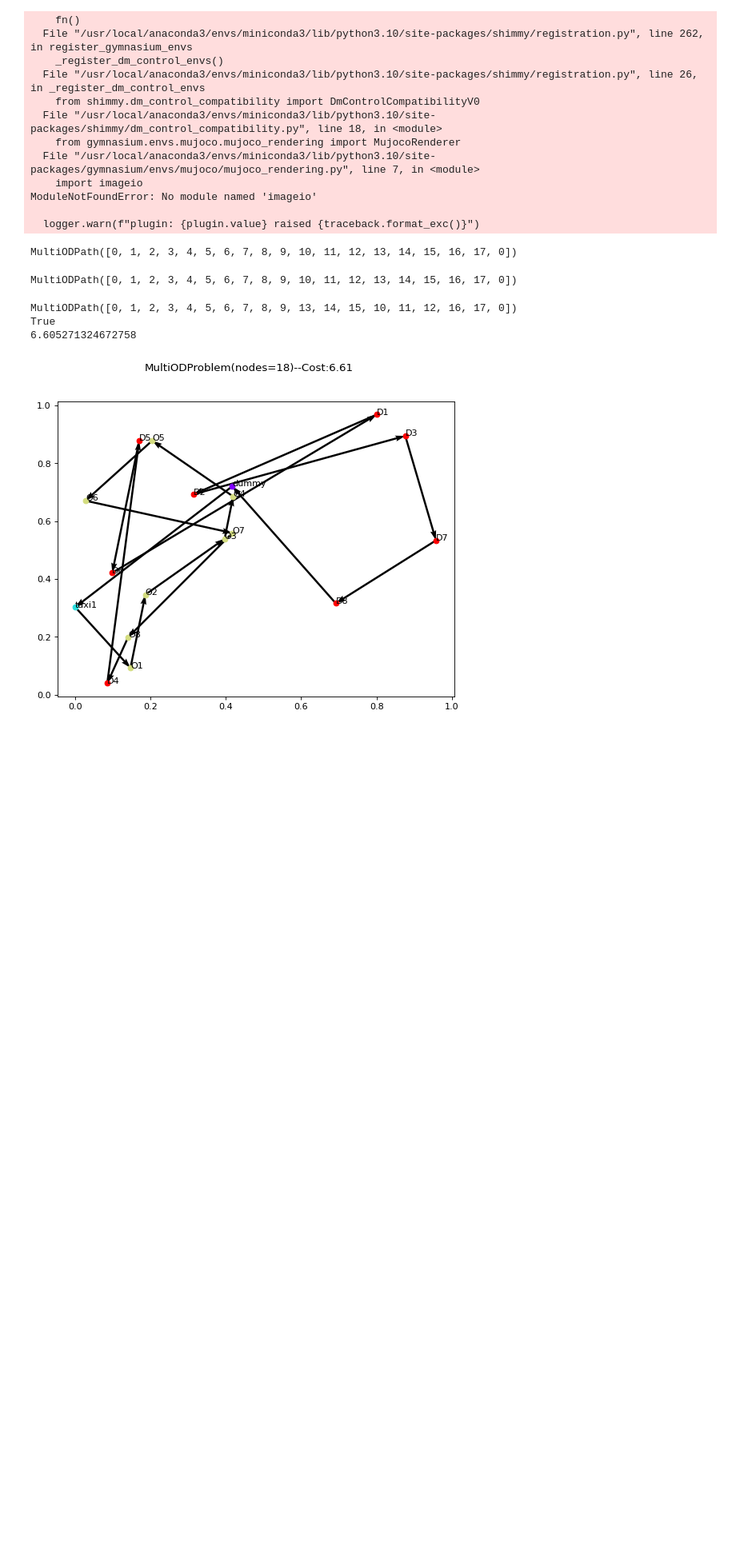
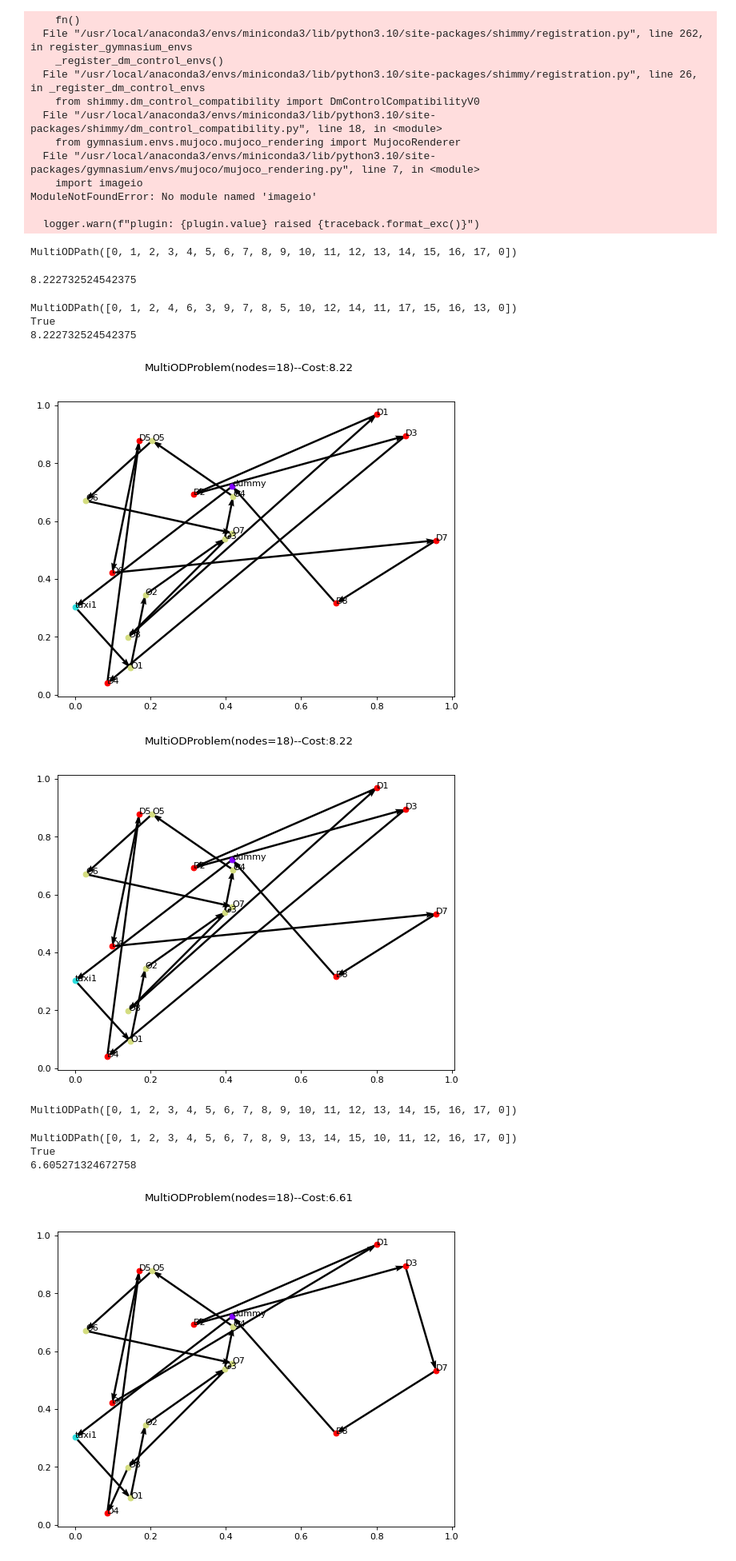
Before and after one commit to bwfbowen/L2T, a Jupyter notebook: test.ipynb, the cells around one changed output. Shown: that part at 80% size. Saved outputs shown, nothing was run; the diff lists cells and outputs as text; code cells hidden in the pictures; blank space fills up the shorter version.

Commit message:
implemented random OD pairs exchange operator

```diff
--- a/test.ipynb
+++ b/test.ipynb
@@ -36,6 +36,25 @@ o3 = InsertOperator()
 o4 = OForwardOperator(length=2)
 o5 = DBackwardOperator(length=3)
 o6 = ODPairsExchangeOperator()
+o7 = RandomODPairsExchangeOperator(change_percentage=0.5)
+# %%
+print(p.calc_cost(s))
+# %% [output]
+8.222732524542375
+# %%
+# randomly exchange OD pairs given certain percentage
+improved_path, min_delta, label = o7(s)
+if improved_path is not None:
+    print(improved_path)
+    print(p.is_feasible(s))
+    print(p.calc_cost(s))
+display_result(p, s)
+# %% [output]
+MultiODPath([0, 1, 2, 4, 6, 3, 9, 7, 8, 5, 10, 12, 14, 11, 17, 15, 16, 13, 0])
+True
+8.222732524542375
+[figure, added]
+[figure, added]
 # %%
 path
 # %% [output]
```
Also changed, not shown: parts of 1 cell of this notebook, 1 other file.
